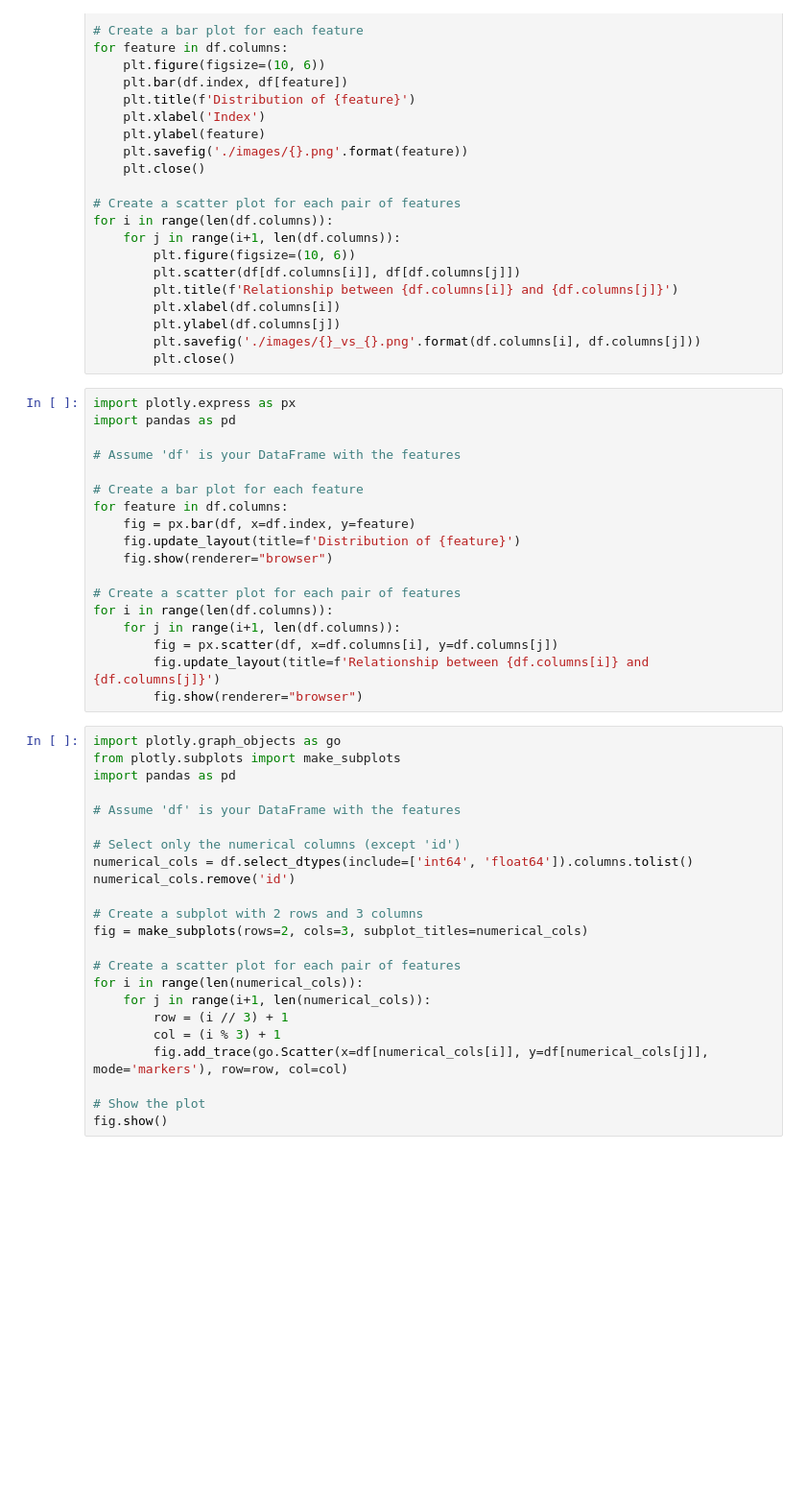
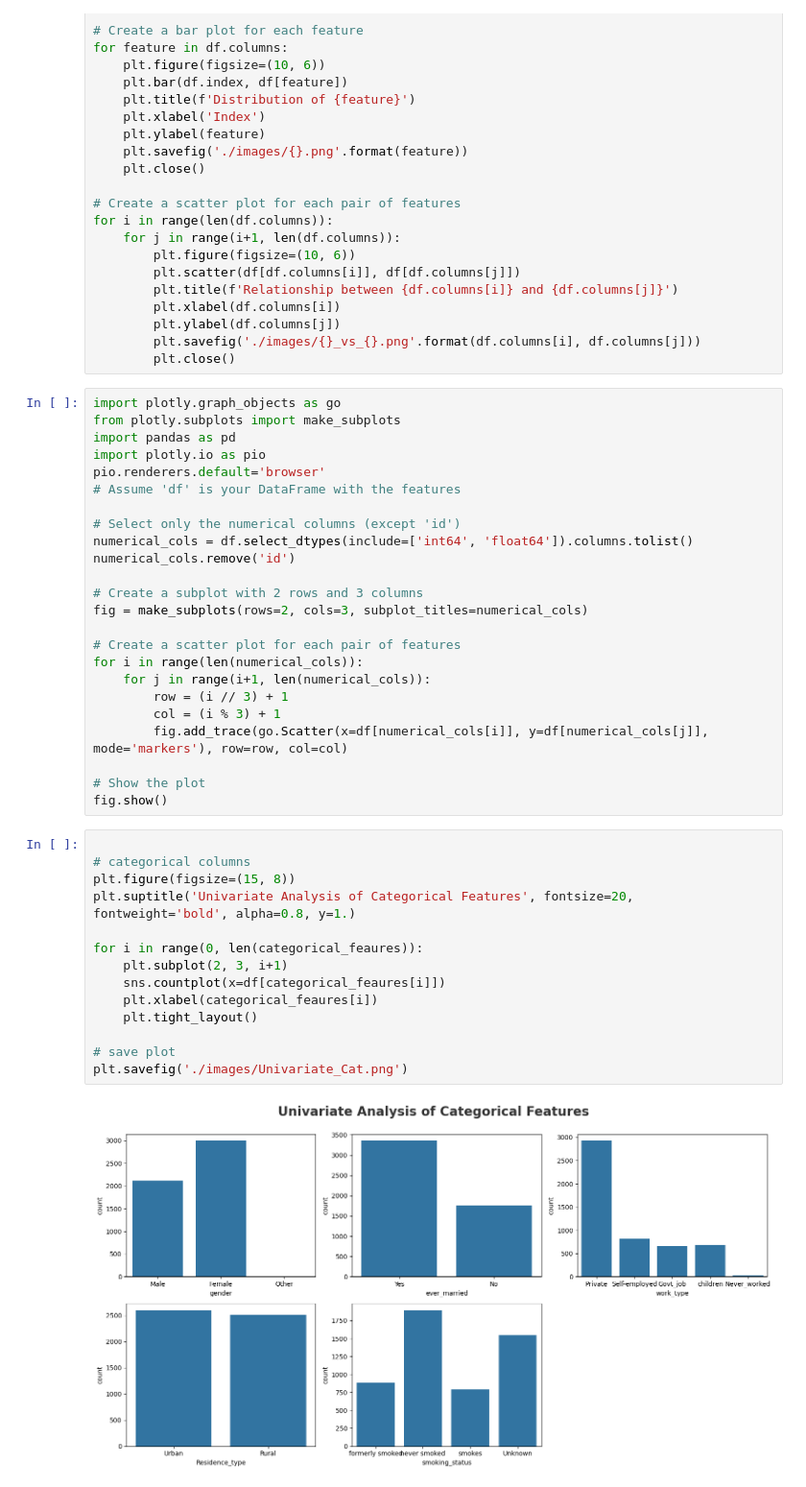
Before and after one commit to RisAhamed/Heart-stroke-prediction, a Jupyter notebook: Notebooks/EDA.ipynb, the cells around one changed output. Shown at 96% size. Cells and saved outputs as stored; diff of their text form; blank space fills up the shorter version.

```diff
--- a/Notebooks/EDA.ipynb
+++ b/Notebooks/EDA.ipynb
@@ -270,29 +270,12 @@ for i in range(len(df.columns)):
         plt.ylabel(df.columns[j])
         plt.savefig('./images/{}_vs_{}.png'.format(df.columns[i], df.columns[j]))
         plt.close()
-# %%
-import plotly.express as px
-import pandas as pd
-
-# Assume 'df' is your DataFrame with the features
-
-# Create a bar plot for each feature
-for feature in df.columns:
-    fig = px.bar(df, x=df.index, y=feature)
-    fig.update_layout(title=f'Distribution of {feature}')
-    fig.show(renderer="browser")
-
-# Create a scatter plot for each pair of features
-for i in range(len(df.columns)):
-    for j in range(i+1, len(df.columns)):
-        fig = px.scatter(df, x=df.columns[i], y=df.columns[j])
-        fig.update_layout(title=f'Relationship between {df.columns[i]} and {df.columns[j]}')
-        fig.show(renderer="browser")
 # %%
 import plotly.graph_objects as go
 from plotly.subplots import make_subplots
 import pandas as pd
-
+import plotly.io as pio
+pio.renderers.default='browser'
 # Assume 'df' is your DataFrame with the features
 
 # Select only the numerical columns (except 'id')
@@ -311,3 +294,19 @@ for i in range(len(numerical_cols)):
 
 # Show the plot
 fig.show()
+# %%
+
+# categorical columns
+plt.figure(figsize=(15, 8))
+plt.suptitle('Univariate Analysis of Categorical Features', fontsize=20, fontweight='bold', alpha=0.8, y=1.)
+
+for i in range(0, len(categorical_feaures)):
+    plt.subplot(2, 3, i+1)
+    sns.countplot(x=df[categorical_feaures[i]])
+    plt.xlabel(categorical_feaures[i])
+    plt.tight_layout()
+
+# save plot
+plt.savefig('./images/Univariate_Cat.png')
+# %% [output]
+[figure, added]
```
Also changed, not shown: parts of 28 cells of this notebook, 4 other files.
